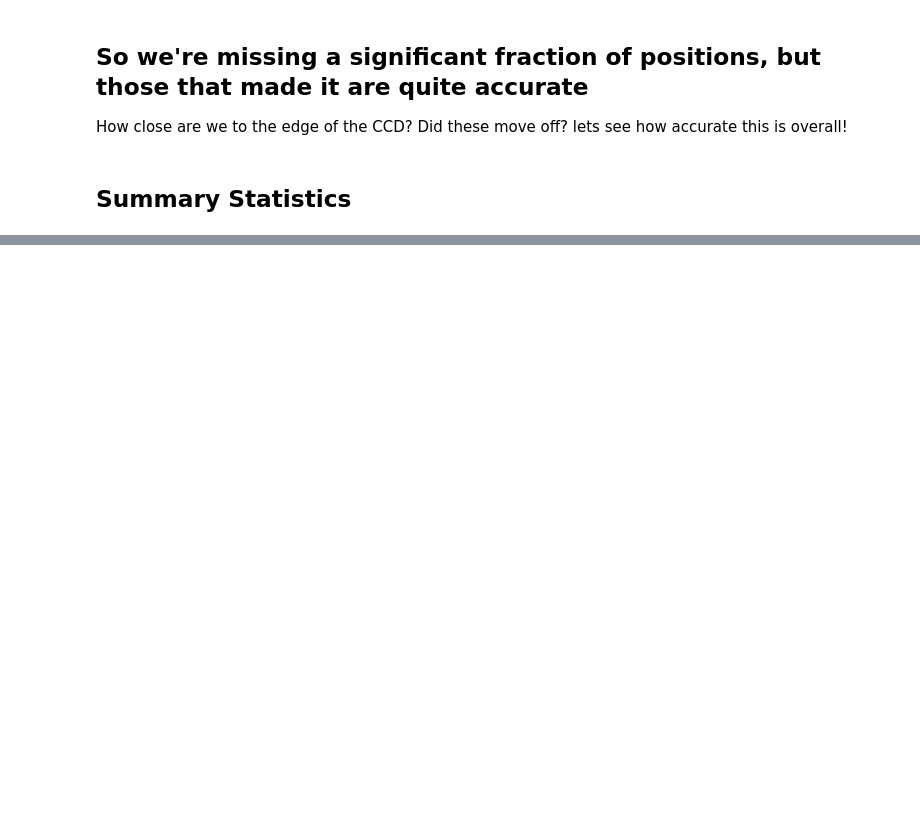
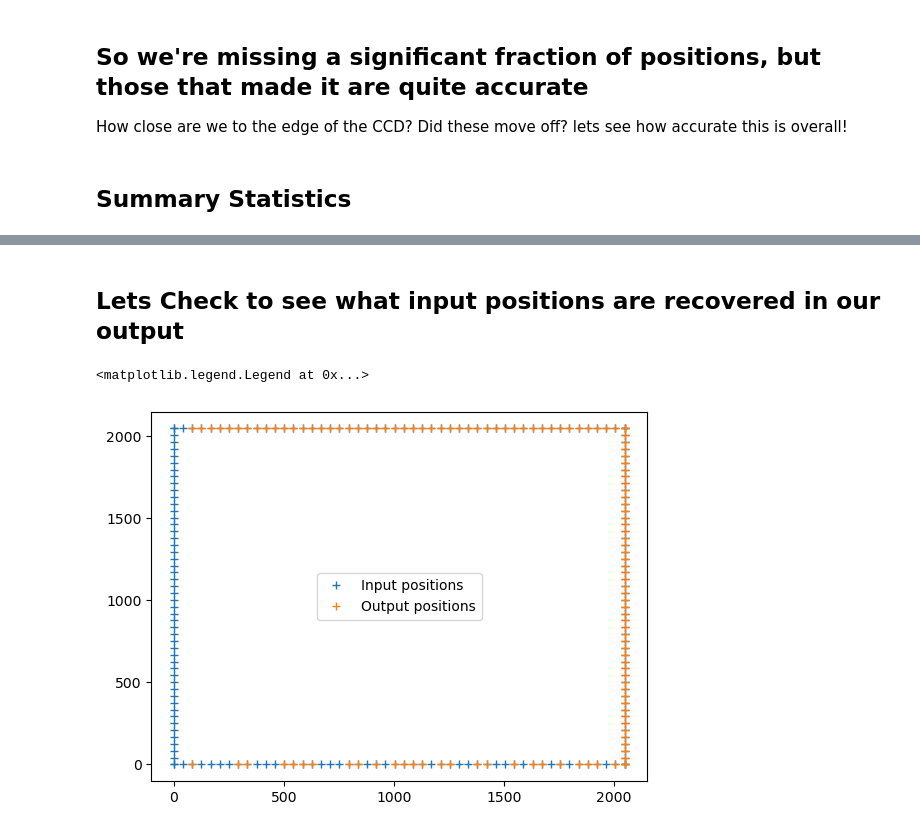
Before and after one commit to tylerapritchard/TESSPoint_CreateTestFiles, a Jupyter notebook: TESSPoint_CreateTestFiles.ipynb, the cells around one changed output, grey strips where cells are left out. Saved outputs shown, nothing was run; the diff lists cells and outputs as text; code cells hidden in the pictures; blank space fills up the shorter version.

```diff
--- a/TESSPoint_CreateTestFiles.ipynb
+++ b/TESSPoint_CreateTestFiles.ipynb
@@ -244,0 +329,20 @@ results_df
+# %% [markdown]
+## Lets Check to see what input positions are recovered in our output
+# %%
+xy = footprint()
+
+Sector=1
+Camera=0
+CCD=0
+
+pixfile="testfiles/TEST_radec2pix_Sec{}_Cam{}_CCD{}_stars2px.dat".format(Sector,Camera,CCD)
+
+final_df=pd.read_csv(pixfile,names=['tic','ra','dec','el','ela','s','c','ccd','x','y','edge'],
+                     index_col=0, skiprows=16,delimiter="|" )
+
+plt.plot(xy[:,0],xy[:,1],linestyle='None',marker='+',label='Input positions')
+plt.plot(final_df.x, final_df.y,linestyle='None',marker='+',label='Output positions')
+plt.legend()
+# %% [output]
+<matplotlib.legend.Legend at 0x...>
+[figure, added]
```
Also changed, not shown: parts of 18 cells of this notebook, 1 other file.
